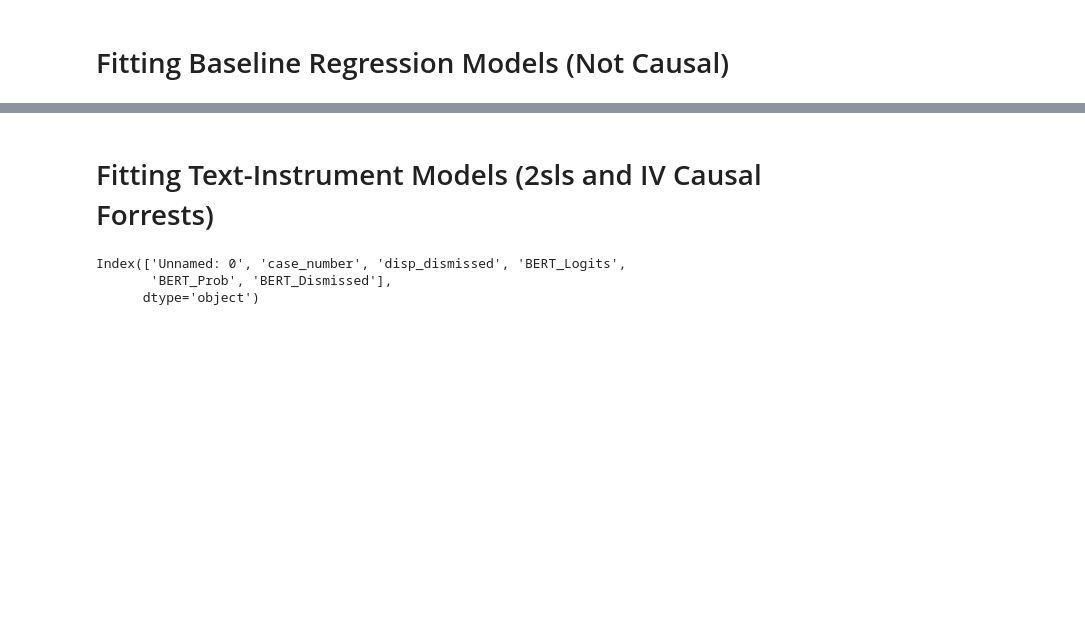
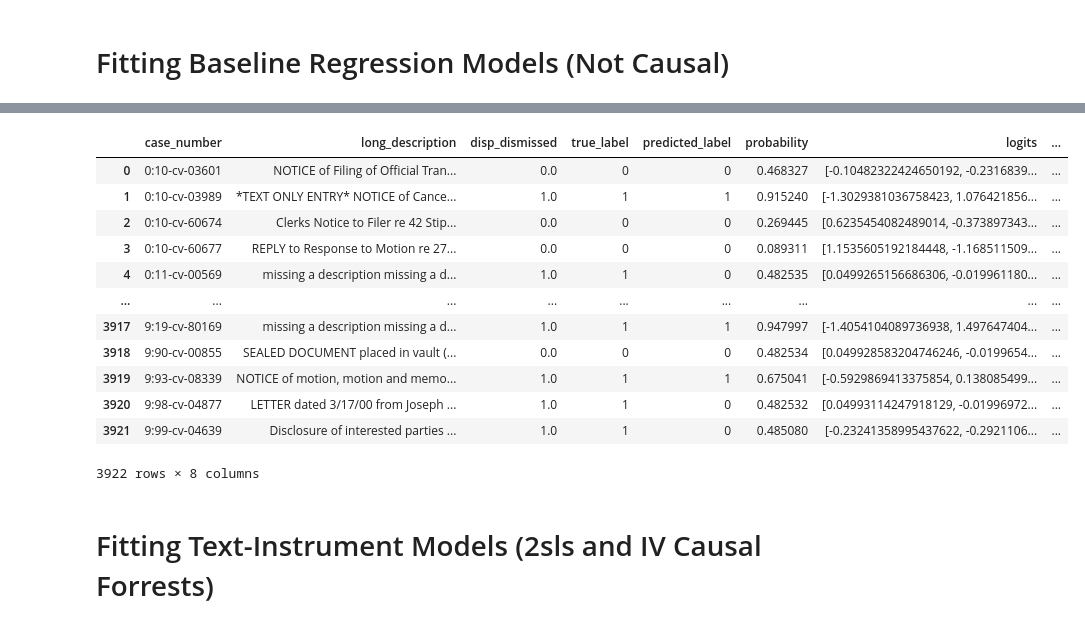
Before and after one commit to Sai0472003/PatentLitigation_Impact, a Jupyter notebook: Causal_Inference.ipynb, the cells around one changed output, grey strips where cells are left out. Saved outputs shown, nothing was run; the diff lists cells and outputs as text; code cells hidden in the pictures; blank space fills up the shorter version.

```diff
--- a/Causal_Inference.ipynb
+++ b/Causal_Inference.ipynb
@@ -498,0 +530,20 @@ dtype: int64
+# %%
+from sklearn.model_selection import StratifiedKFold
+
+# 5‑fold CV, shuffling for randomness but reproducible with the seed
+skf = StratifiedKFold(n_splits=5, shuffle=True, random_state=42)
+
+folds = []        # we’ll append a dict of indices for each fold
+
+for fold_id, (train_idx, val_idx) in enumerate(
+        skf.split(BERT_Training["long_description"], BERT_Training["disp_dismissed"])):
+
+    folds.append({"train_idx": train_idx, "val_idx": val_idx})
+
+    # quick sanity‑check: class balance in each partition
+    train_ratio = BERT_Training["disp_dismissed"].iloc[train_idx].mean()
+    val_ratio   = BERT_Training["disp_dismissed"].iloc[val_idx].mean()
+
+    print(f"Fold {fold_id} → "
+          f"train: {len(train_idx):4d} samples  (mean label = {train_ratio:.2f})   |  "
+          f"val: {len(val_idx):4d} samples  (mean label = {val_ratio:.2f})")
@@ -498,0 +823,21 @@ dtype: int64
+# %%
+from sklearn.metrics import accuracy_score, precision_score, recall_score, f1_score
+
+# 1️⃣ Evaluate out‑of‑sample performance
+y_true = results_df["true_label"]
+y_pred = results_df["predicted_label"]
+
+print("Accuracy :", accuracy_score(y_true, y_pred))
+print("Precision:", precision_score(y_true, y_pred))
+print("Recall   :", recall_score(y_true, y_pred))
+print("F1 Score :", f1_score(y_true, y_pred))
+
+# 2️⃣ Merge predictions back into your original DataFrame
+merged = BERT_Training.merge(
+    results_df,
+    on="case_number",
+    how="left"
+)
+
+# Display first few rows to confirm
+display(merged.head())
@@ -498,0 +855,18 @@ dtype: int64
+# %%
+merged["logit_margin"] = merged["logits"].apply(lambda x: x[1] - x[0])
+# %%
+merged
+# %% [output]
+|  | case_number | long_description | disp_dismissed | true_label | predicted_label | probability | logits | ... |
+| 0 | 0:10-cv-03601 | NOTICE of Filing of Official Tran... | 0.0 | 0 | 0 | 0.468327 | [-0.10482322424650192, -0.2316839... | ... |
+| 1 | 0:10-cv-03989 | *TEXT ONLY ENTRY* NOTICE of Cance... | 1.0 | 1 | 1 | 0.915240 | [-1.3029381036758423, 1.076421856... | ... |
+| 2 | 0:10-cv-60674 | Clerks Notice to Filer re 42 Stip... | 0.0 | 0 | 0 | 0.269445 | [0.6235454082489014, -0.373897343... | ... |
+| 3 | 0:10-cv-60677 | REPLY to Response to Motion re 27... | 0.0 | 0 | 0 | 0.089311 | [1.1535605192184448, -1.168511509... | ... |
+| 4 | 0:11-cv-00569 | missing a description missing a d... | 1.0 | 1 | 0 | 0.482535 | [0.0499265156686306, -0.019961180... | ... |
+| ... | ... | ... | ... | ... | ... | ... | ... | ... |
+| 3917 | 9:19-cv-80169 | missing a description missing a d... | 1.0 | 1 | 1 | 0.947997 | [-1.4054104089736938, 1.497647404... | ... |
+| 3918 | 9:90-cv-00855 | SEALED DOCUMENT placed in vault (... | 0.0 | 0 | 0 | 0.482534 | [0.049928583204746246, -0.0199654... | ... |
+| 3919 | 9:93-cv-08339 | NOTICE of motion, motion and memo... | 1.0 | 1 | 1 | 0.675041 | [-0.5929869413375854, 0.138085499... | ... |
+| 3920 | 9:98-cv-04877 | LETTER dated 3/17/00 from Joseph ... | 1.0 | 1 | 0 | 0.482532 | [0.04993114247918129, -0.01996972... | ... |
+| 3921 | 9:99-cv-04639 | Disclosure of interested parties ... | 1.0 | 1 | 0 | 0.485080 | [-0.23241358995437622, -0.2921106... | ... |
+3922 rows × 8 columns
@@ -503,6 +879,0 @@ BERT = pd.read_csv('/content/drive/My Drive/ECO225_Final_Project/DATA/BERT_Predi
-# %%
-BERT.columns
-# %% [output]
-Index(['Unnamed: 0', 'case_number', 'disp_dismissed', 'BERT_Logits',
-       'BERT_Prob', 'BERT_Dismissed'],
-      dtype='object')
```
Also changed, not shown: parts of 25 cells of this notebook.
